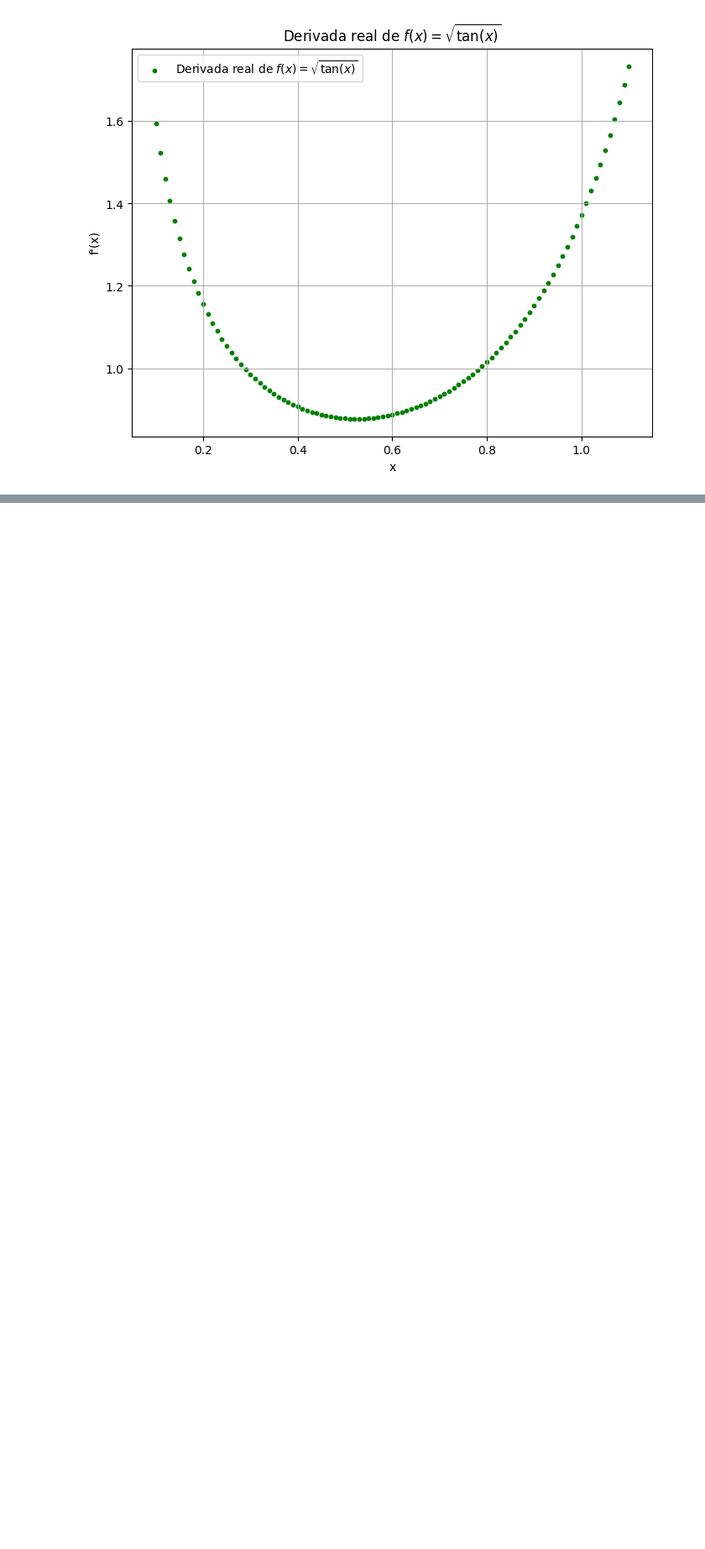
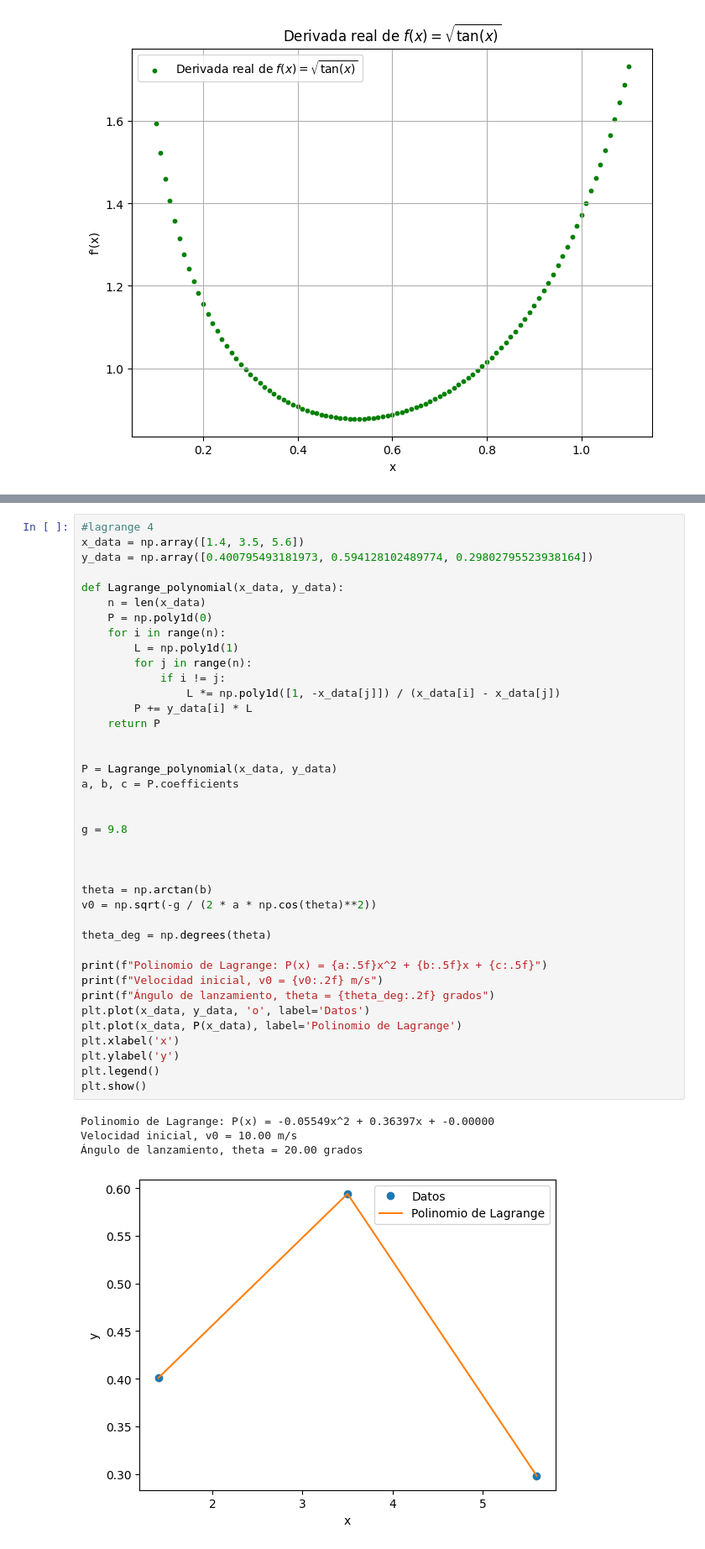
Before and after one commit to payares0510/metodos-computacionales-1, a Jupyter notebook: interpolación.ipynb, the cells around one changed output, grey strips where cells are left out. Shown at 84% size. Drawn from its saved outputs; the diff is of its cells as text; blank space fills up the shorter version.

```diff
--- a/interpolación.ipynb
+++ b/interpolación.ipynb
@@ -94,0 +121,44 @@ NameError: name 'derivatives_forward' is not defined
+# %%
+#lagrange 4
+x_data = np.array([1.4, 3.5, 5.6])
+y_data = np.array([0.400795493181973, 0.594128102489774, 0.29802795523938164])
+
+def Lagrange_polynomial(x_data, y_data):
+    n = len(x_data)
+    P = np.poly1d(0)
+    for i in range(n):
+        L = np.poly1d(1)
+        for j in range(n):
+            if i != j:
+                L *= np.poly1d([1, -x_data[j]]) / (x_data[i] - x_data[j])
+        P += y_data[i] * L
+    return P
+
+
+P = Lagrange_polynomial(x_data, y_data)
+a, b, c = P.coefficients
+
+
+g = 9.8
+
+
+
+theta = np.arctan(b)
+v0 = np.sqrt(-g / (2 * a * np.cos(theta)**2))
+
+theta_deg = np.degrees(theta)
+
+print(f"Polinomio de Lagrange: P(x) = {a:.5f}x^2 + {b:.5f}x + {c:.5f}")
+print(f"Velocidad inicial, v0 = {v0:.2f} m/s")
+print(f"Ángulo de lanzamiento, theta = {theta_deg:.2f} grados")
+plt.plot(x_data, y_data, 'o', label='Datos')
+plt.plot(x_data, P(x_data), label='Polinomio de Lagrange')
+plt.xlabel('x')
+plt.ylabel('y')
+plt.legend()
+plt.show()
+# %% [output]
+Polinomio de Lagrange: P(x) = -0.05549x^2 + 0.36397x + -0.00000
+Velocidad inicial, v0 = 10.00 m/s
+Ángulo de lanzamiento, theta = 20.00 grados
+[figure, added]
```
Also changed, not shown: parts of 2 cells of this notebook.
